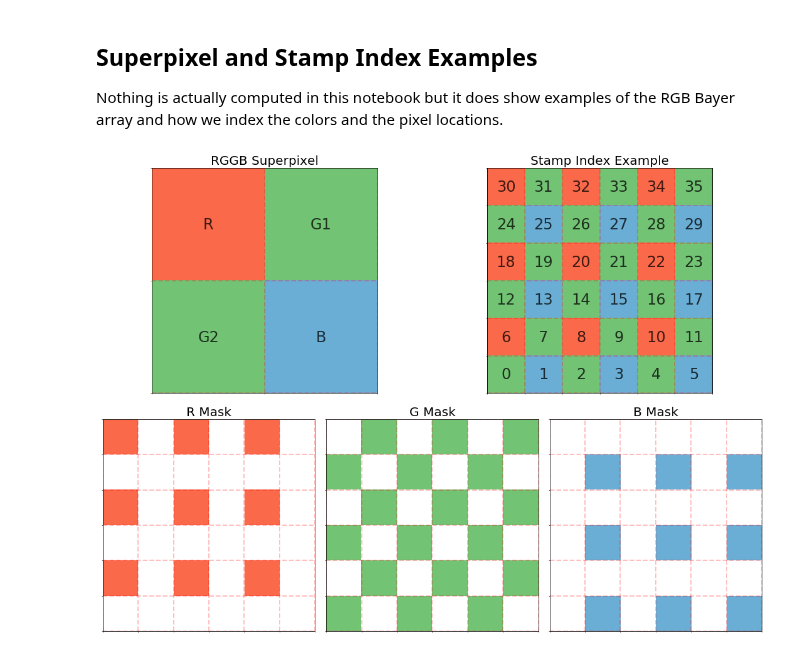
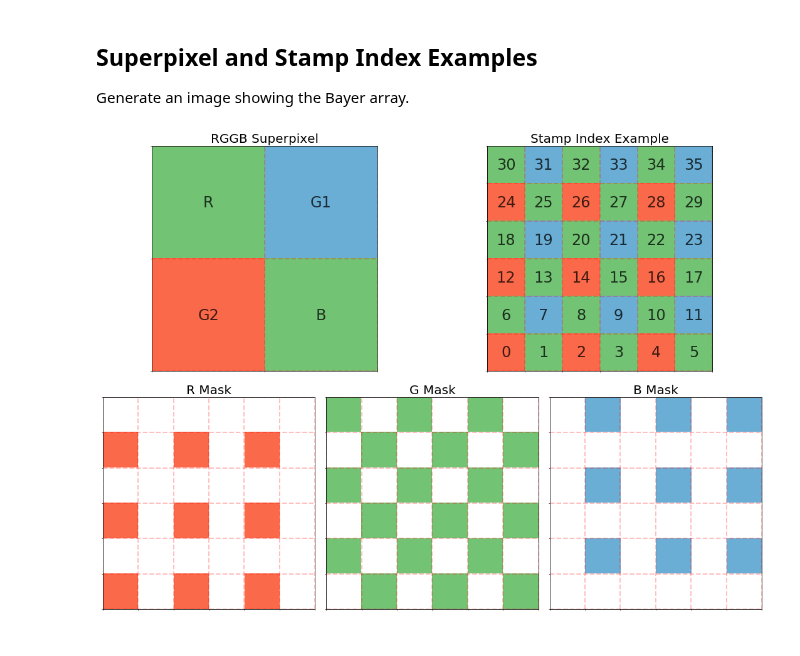
Before and after one commit to panoptes/panoptes-pipeline, a Jupyter notebook: notebooks/assets/Superpixels-And-Stamps.ipynb, the cells around one changed output. Saved outputs shown, nothing was run; the diff lists cells and outputs as text; code cells hidden in the pictures.

Commit message:
Fix asset notebook for superpixel

```diff
--- a/notebooks/assets/Superpixels-And-Stamps.ipynb
+++ b/notebooks/assets/Superpixels-And-Stamps.ipynb
@@ -1,7 +1,7 @@
-# %% [markdown]
-## Superpixel and Stamp Index Examples
-
-Nothing is actually computed in this notebook but it does show examples of the RGB Bayer array and how we index the colors and the pixel locations.
+# %% [markdown]
+## Superpixel and Stamp Index Examples
+
+Generate an image showing the Bayer array.
 # %%
 import numpy as np
 from matplotlib import pyplot as plt
@@ -29,13 +30,13 @@ ax1.text(x=0.25, y=0.75, ha='center', va='center', s='R', fontsize=24, alpha=0.7
 ax1.text(x=0.75, y=0.75, ha='center', va='center', s='G1', fontsize=24, alpha=0.75, transform=ax1.transAxes)
 ax1.text(x=0.25, y=0.25, ha='center', va='center', s='G2', fontsize=24, alpha=0.75, transform=ax1.transAxes)
 ax1.text(x=0.75, y=0.25, ha='center', va='center', s='B', fontsize=24, alpha=0.75, transform=ax1.transAxes)
-utils.add_pixel_grid(ax1, 2, 2)
+plot.add_pixel_grid(ax1, 2, 2)
 
-r_a_mask, g_a_mask, b_a_mask = utils.make_masks(superpixel)
+rgb_masks = helpers.get_rgb_masks(superpixel)
 
-ax1.imshow(np.ma.array(np.ones((2, 2)), mask=~r_a_mask), cmap='Reds', vmin=0, vmax=2., )
-ax1.imshow(np.ma.array(np.ones((2, 2)), mask=~g_a_mask), cmap='Greens', vmin=0, vmax=2., )
-ax1.imshow(np.ma.array(np.ones((2, 2)), mask=~b_a_mask), cmap='Blues', vmin=0, vmax=2., )
+ax1.imshow(np.ma.array(np.ones((2, 2)), mask=~rgb_masks['r']), cmap='Reds', vmin=0, vmax=2., )
+ax1.imshow(np.ma.array(np.ones((2, 2)), mask=~rgb_masks['g']), cmap='Greens', vmin=0, vmax=2., )
+ax1.imshow(np.ma.array(np.ones((2, 2)), mask=~rgb_masks['b']), cmap='Blues', vmin=0, vmax=2., )
 ax1.set_title("RGGB Superpixel", fontsize=20)
 
 ###########################################
@@ -48,40 +49,40 @@ for i in range(stamp_height):
     for j in range(stamp_width):
         x_loc = ((i / stamp_width) + (0.5 / stamp_width))
         y_loc = (((stamp_height - j) / stamp_height) - (0.5 / stamp_height))
         index_str =  str((stamp_width * stamp_height) - (stamp_height * j) - (stamp_width - i))
         ax2.text(x=x_loc, y=y_loc, ha='center', va='center', s=index_str,
                  fontsize=24, alpha=0.75, transform=ax2.transAxes)
 
-r_a_mask, g_a_mask, b_a_mask = utils.make_masks(stamp)
+rgb_masks = helpers.get_rgb_masks(stamp)
 
-utils.add_pixel_grid(ax2, stamp_width, stamp_height)
+plot.add_pixel_grid(ax2, stamp_width, stamp_height)
 
-r_mask = np.ma.array(np.ones((stamp_height, stamp_width)), mask=~r_a_mask)
-g_mask = np.ma.array(np.ones((stamp_height, stamp_width)), mask=~g_a_mask)
-b_mask = np.ma.array(np.ones((stamp_height, stamp_width)), mask=~b_a_mask)
+r_mask = np.ma.array(np.ones((stamp_height, stamp_width)), mask=~rgb_masks['r'])
+g_mask = np.ma.array(np.ones((stamp_height, stamp_width)), mask=~rgb_masks['g'])
+b_mask = np.ma.array(np.ones((stamp_height, stamp_width)), mask=~rgb_masks['b'])
 
 ax2.imshow(r_mask, cmap='Reds', vmin=0, vmax=2.)
 ax2.imshow(g_mask, cmap='Greens', vmin=0, vmax=2.)
 ax2.imshow(b_mask, cmap='Blues', vmin=0, vmax=2.)
 ax2.set_title("Stamp Index Example", fontsize=20)
 
 ###########################################
 # Stamp Masks
 ###########################################
 ax3.imshow(r_mask, cmap='Reds', vmin=0, vmax=2.)
 ax4.imshow(g_mask, cmap='Greens', vmin=0, vmax=2.)
 ax5.imshow(b_mask, cmap='Blues', vmin=0, vmax=2.)
 
-utils.add_pixel_grid(ax3, stamp_width, stamp_height)
-utils.add_pixel_grid(ax4, stamp_width, stamp_height)
-utils.add_pixel_grid(ax5, stamp_width, stamp_height)
+plot.add_pixel_grid(ax3, stamp_width, stamp_height)
+plot.add_pixel_grid(ax4, stamp_width, stamp_height)
+plot.add_pixel_grid(ax5, stamp_width, stamp_height)
 
 ax3.set_title("R Mask", fontsize=20)
 ax4.set_title("G Mask", fontsize=20)
 ax5.set_title("B Mask", fontsize=20)
 
 plt.tight_layout()
 
-plt.savefig('bayer-demo.png', dpi=300)
+plt.savefig('bayer-demo.png', dpi=300, transparent=False)
 # %% [output]
-[figure, old version]
+[figure, new version]
```
Also changed, not shown: parts of 1 cell of this notebook, 2 other files.
